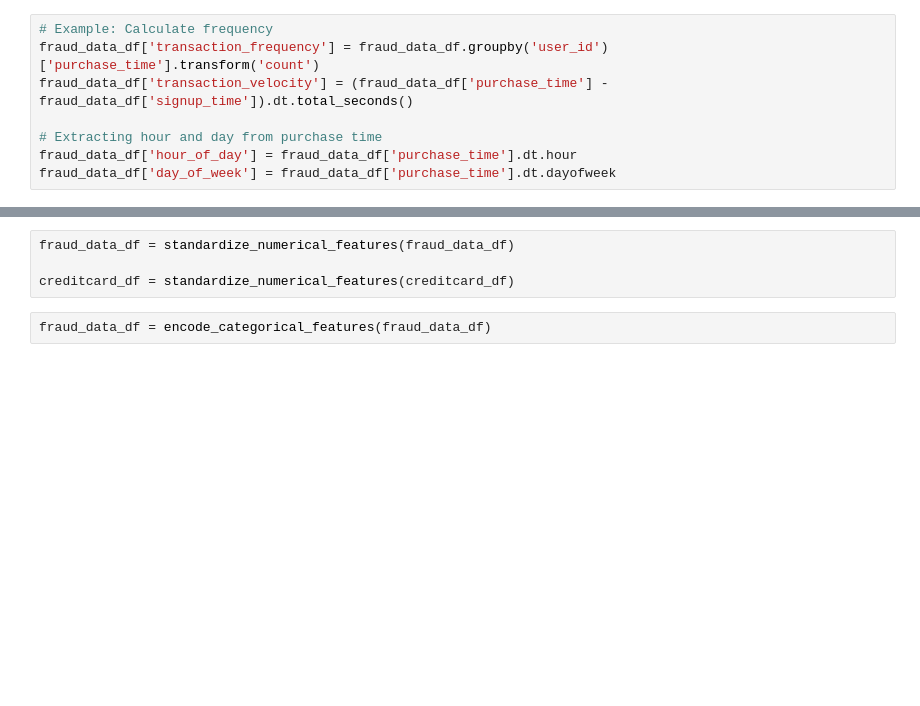
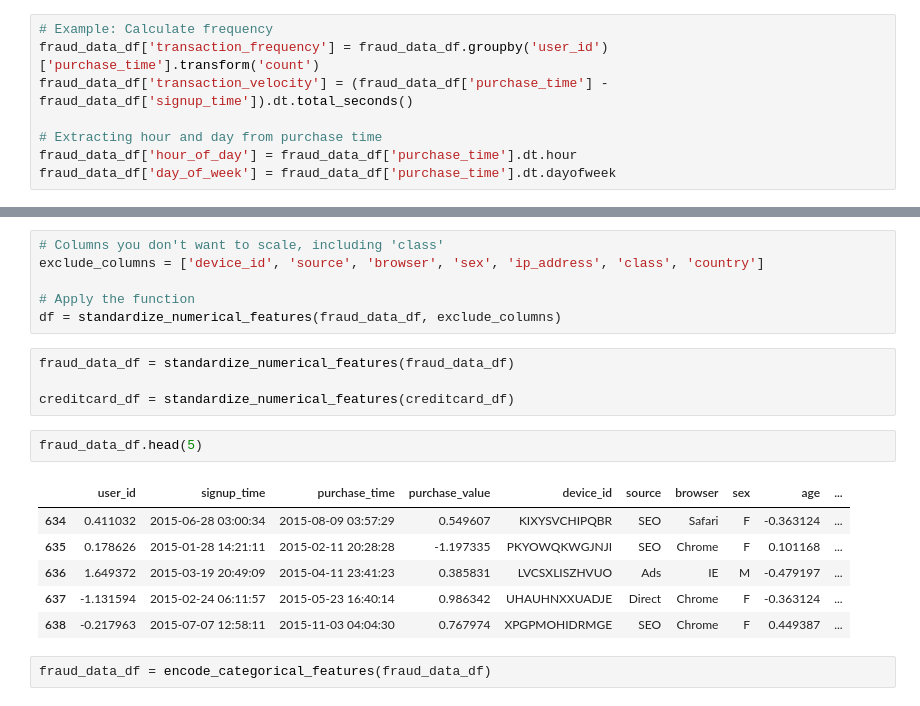
Before and after one commit to yonasKu/Kifiya-Ai-week-8, a Jupyter notebook: notebooks/pre_process.ipynb, the cells around one changed output, grey strips where cells are left out. Cells and saved outputs as stored; diff of their text form; blank space fills up the shorter version.

```diff
--- a/notebooks/pre_process.ipynb
+++ b/notebooks/pre_process.ipynb
@@ -325,7 +289,22 @@ fraud_data_df.head(5)
+# %%
+# Columns you don't want to scale, including 'class'
+exclude_columns = ['device_id', 'source', 'browser', 'sex', 'ip_address', 'class', 'country']
+
+# Apply the function
+df = standardize_numerical_features(fraud_data_df, exclude_columns)
 # %%
 fraud_data_df = standardize_numerical_features(fraud_data_df)
 
 creditcard_df = standardize_numerical_features(creditcard_df)
+# %%
+fraud_data_df.head(5)
+# %% [output]
+|  | user_id | signup_time | purchase_time | purchase_value | device_id | source | browser | sex | age | ... |
+| 634 | 0.411032 | 2015-06-28 03:00:34 | 2015-08-09 03:57:29 | 0.549607 | KIXYSVCHIPQBR | SEO | Safari | F | -0.363124 | ... |
+| 635 | 0.178626 | 2015-01-28 14:21:11 | 2015-02-11 20:28:28 | -1.197335 | PKYOWQKWGJNJI | SEO | Chrome | F | 0.101168 | ... |
+| 636 | 1.649372 | 2015-03-19 20:49:09 | 2015-04-11 23:41:23 | 0.385831 | LVCSXLISZHVUO | Ads | IE | M | -0.479197 | ... |
+| 637 | -1.131594 | 2015-02-24 06:11:57 | 2015-05-23 16:40:14 | 0.986342 | UHAUHNXXUADJE | Direct | Chrome | F | -0.363124 | ... |
+| 638 | -0.217963 | 2015-07-07 12:58:11 | 2015-11-03 04:04:30 | 0.767974 | XPGPMOHIDRMGE | SEO | Chrome | F | 0.449387 | ... |
 # %%
 fraud_data_df = encode_categorical_features(fraud_data_df)
 # %%
```
Also changed, not shown: parts of 15 cells of this notebook, 1 other file.
